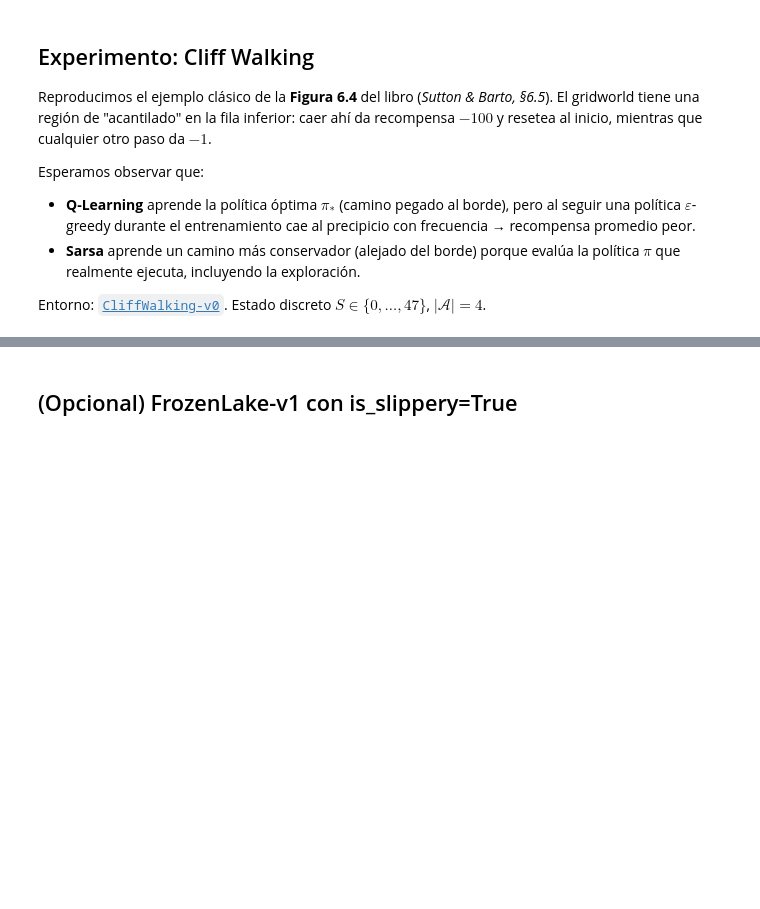
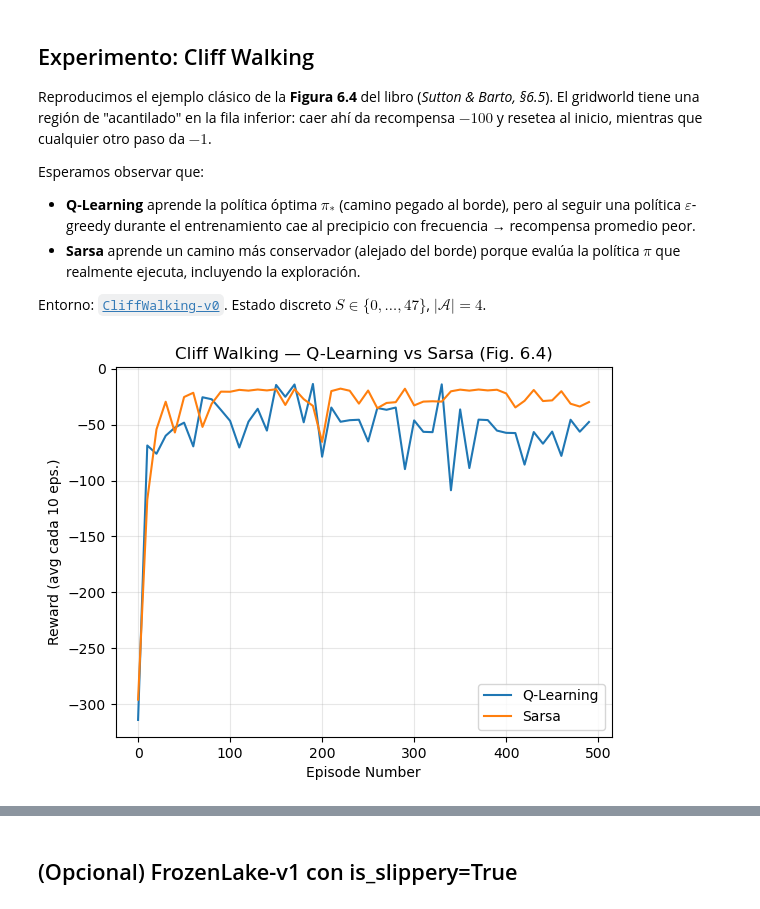
Before and after one commit to rodrigobeniteza/ORT-AI, a Jupyter notebook: Taller Inteligencia Artificial/Clases/Laboratorio 4 - Diferencias temporales/Temporal Difference-letra.ipynb, the cells around one changed output, grey strips where cells are left out. Saved outputs shown, nothing was run; the diff lists cells and outputs as text; code cells hidden in the pictures; blank space fills up the shorter version.

```diff
--- a/Taller Inteligencia Artificial/Clases/Laboratorio 4 - Diferencias temporales/Temporal Difference-letra.ipynb
+++ b/Taller Inteligencia Artificial/Clases/Laboratorio 4 - Diferencias temporales/Temporal Difference-letra.ipynb
@@ -384,4 +384,19 @@ Esperamos observar que:
 Entorno: [`CliffWalking-v0`](https://gymnasium.farama.org/environments/toy_text/cliff_walking/).
 Estado discreto $S \in \{0, \dots, 47\}$, $|\mathcal{A}| = 4$.
 # %%
-#TODO
+def get_cliff_env(record_video=False, record_every=1, folder="./videos/cliff"):
+    """CliffWalking-v1. Estado discreto en {0,...,47}, 4 acciones."""
+    env = gym.make("CliffWalking-v1", render_mode="rgb_array")
+    if record_video:
+        env = RecordVideo(env, video_folder=folder, name_prefix="CliffWalking",
+                        episode_trigger=lambda x: x % record_every == 0,
+                        disable_logger=True)
+    return env
+
+# Política ε-greedy para estado escalar
+
+def select_action_cliff(env, Q, s, epsilon):
+    """Epsilon-greedy con desempate aleatorio. Q shape (n_states, n_actions)."""
+    if np.random.rand() < epsilon:
+        return env.action_space.sample()
+    return random_argmax(Q[s])
@@ -387,0 +477,26 @@ Estado discreto $S \in \{0, \dots, 47\}$, $|\mathcal{A}| = 4$.
+# %%
+# Entrenamiento
+
+NUMBER_EPISODES_CLIFF = 500
+
+env_cliff = get_cliff_env()
+Q_ql_cliff, rewards_ql_cliff, _ = q_learning_cliff(
+    env_cliff,
+    num_episodes=NUMBER_EPISODES_CLIFF
+)
+
+env_cliff = get_cliff_env()
+Q_sarsa_cliff, rewards_sarsa_cliff, _ = sarsa_cliff(
+    env_cliff,
+    num_episodes=NUMBER_EPISODES_CLIFF
+)
+
+# Comparación recompensas (Fig. 6.4)
+plot_rewards_comparison(
+    [rewards_ql_cliff, rewards_sarsa_cliff],
+    labels=["Q-Learning", "Sarsa"],
+    average_range=10,
+    title="Cliff Walking — Q-Learning vs Sarsa (Fig. 6.4)"
+  )
+# %% [output]
+[figure, added]
```
Also changed, not shown: parts of 20 cells of this notebook.
